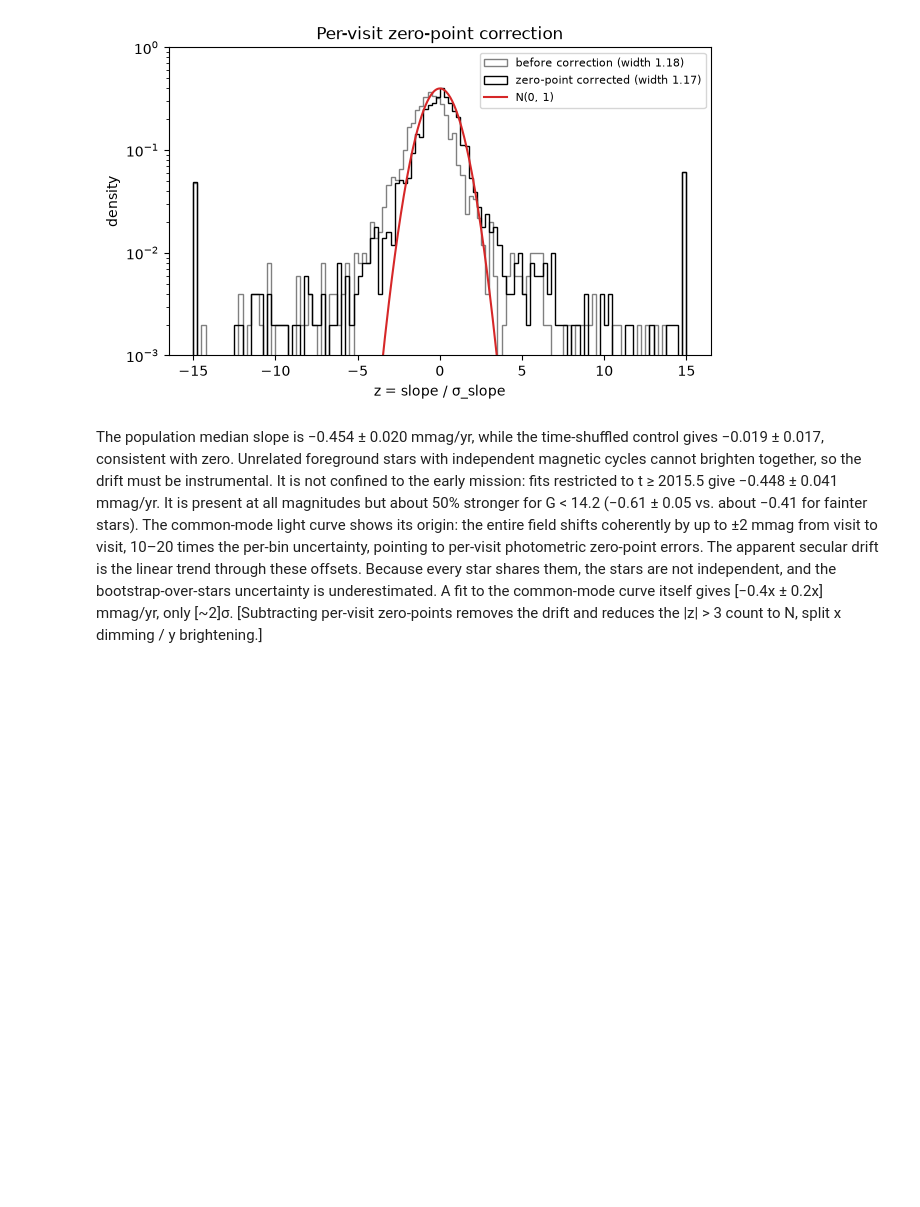
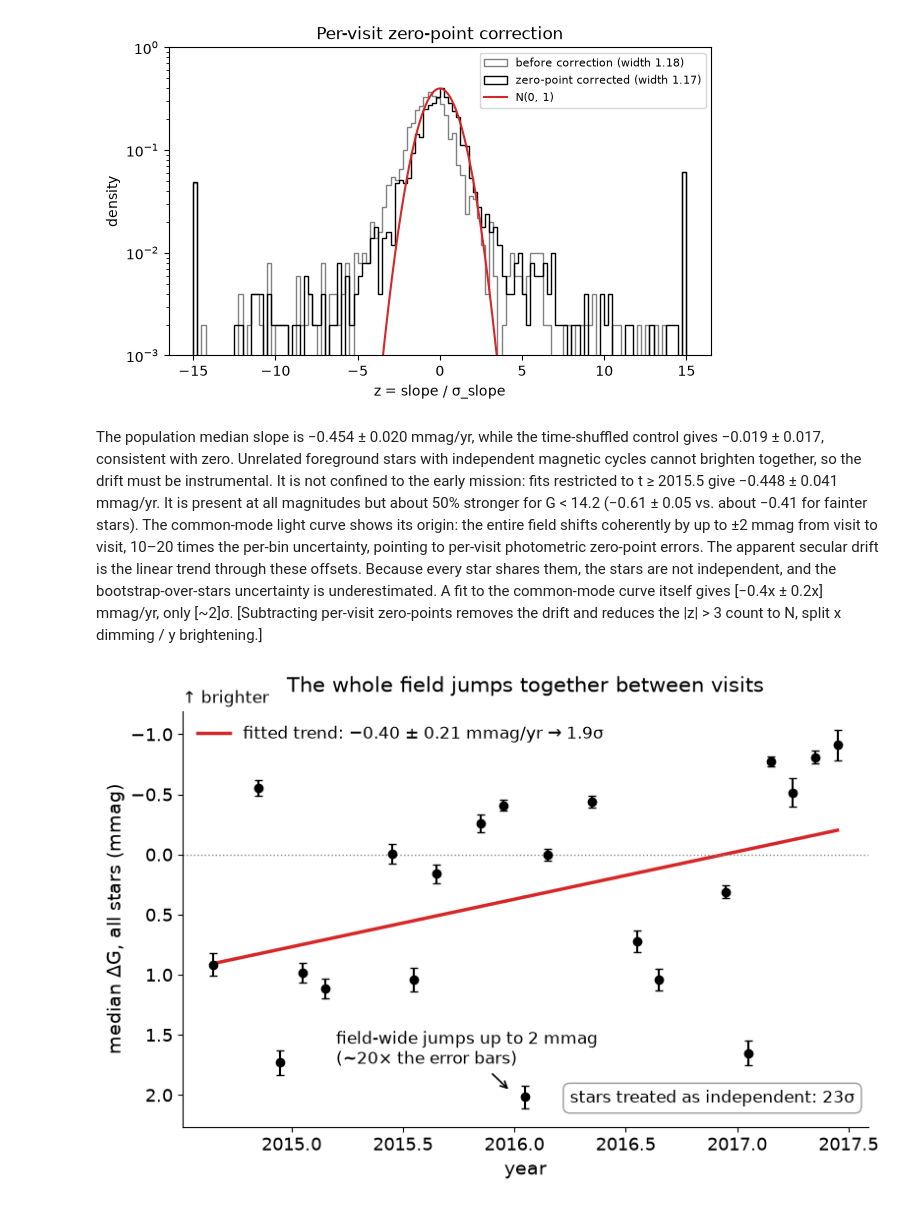
Before and after one commit to Y1nfinity/Astrostatistics, a Jupyter notebook: Gaiadata.ipynb, the cells around one changed output. Cells and saved outputs as stored; diff of their text form; code cells hidden in the pictures; blank space fills up the shorter version.

```diff
--- a/Gaiadata.ipynb
+++ b/Gaiadata.ipynb
@@ -479,3 +476,41 @@ robust width = 1.17,  median z = +0.04
 [figure]
 # %% [markdown]
 The population median slope is −0.454 ± 0.020 mmag/yr, while the time-shuffled control gives −0.019 ± 0.017, consistent with zero. Unrelated foreground stars with independent magnetic cycles cannot brighten together, so the drift must be instrumental. It is not confined to the early mission: fits restricted to t ≥ 2015.5 give −0.448 ± 0.041 mmag/yr. It is present at all magnitudes but about 50% stronger for G < 14.2 (−0.61 ± 0.05 vs. about −0.41 for fainter stars). The common-mode light curve shows its origin: the entire field shifts coherently by up to ±2 mmag from visit to visit, 10–20 times the per-bin uncertainty, pointing to per-visit photometric zero-point errors. The apparent secular drift is the linear trend through these offsets. Because every star shares them, the stars are not independent, and the bootstrap-over-stars uncertainty is underestimated. A fit to the common-mode curve itself gives [−0.4x ± 0.2x] mmag/yr, only [~2]σ. [Subtracting per-visit zero-points removes the drift and reduces the |z| > 3 count to N, split x dimming / y brightening.]
+# %%
+# additional annotation
+
+slope, slope_err = p_cm[0], np.sqrt(C_cm[0, 0])
+t_line = np.linspace(cm_t.min(), cm_t.max(), 2)
+fmt = lambda v: f"{v:+.2f}".replace("-", "−")          # proper minus sign
+
+fig, ax = plt.subplots(figsize=(9, 5.5))
+ax.errorbar(cm_t, cm_mmag, yerr=cm_err, fmt="o", color="k", ms=6, capsize=3, zorder=3)
+ax.plot(t_line, np.polyval(p_cm, t_line - T0), color="C3", lw=2.5,
+        label=f"fitted trend: {fmt(slope)} ± {slope_err:.2f} mmag/yr → {abs(slope/slope_err):.1f}σ")
+ax.axhline(0, color="grey", ls=":", lw=1)
+ax.invert_yaxis()
+
+# main point, placed in empty space with a visible arrow
+ax.annotate("field-wide jumps up to 2 mmag\n(~20× the error bars)",
+            xy=(2016.0, 2.0), xytext=(2015.2, 1.62), fontsize=12, va="center",
+            arrowprops=dict(arrowstyle="->", color="k", lw=1.2, shrinkB=6))
+
+# the contrast, reduced to the one number that matters
+ax.text(0.98, 0.05, f"stars treated as independent: {abs(med_real/err_real):.0f}σ",
+        transform=ax.transAxes, fontsize=12, ha="right", va="bottom",
+        bbox=dict(boxstyle="round,pad=0.4", fc="white", ec="0.6"))
+
+# labels: 'brighter' horizontal above the axis so the arrow points up
+ax.set_ylabel("median ΔG, all stars (mmag)", fontsize=14)
+ax.text(0.0, 1.01, "↑ brighter", transform=ax.transAxes, fontsize=12, ha="left", va="bottom")
+ax.set_xlabel("year", fontsize=14)
+ax.set_title("The whole field jumps together between visits", fontsize=15, pad=14)
+ax.tick_params(labelsize=13)
+ax.legend(fontsize=12, loc="upper left", frameon=False)
+for side in ("top", "right"):
+    ax.spines[side].set_visible(False)
+
+fig.savefig("slide_takeaway_commonmode.svg", bbox_inches="tight")
+plt.show()
+# %% [output]
+[figure, added]
```
Also changed, not shown: parts of 2 cells of this notebook, 7 other files.
